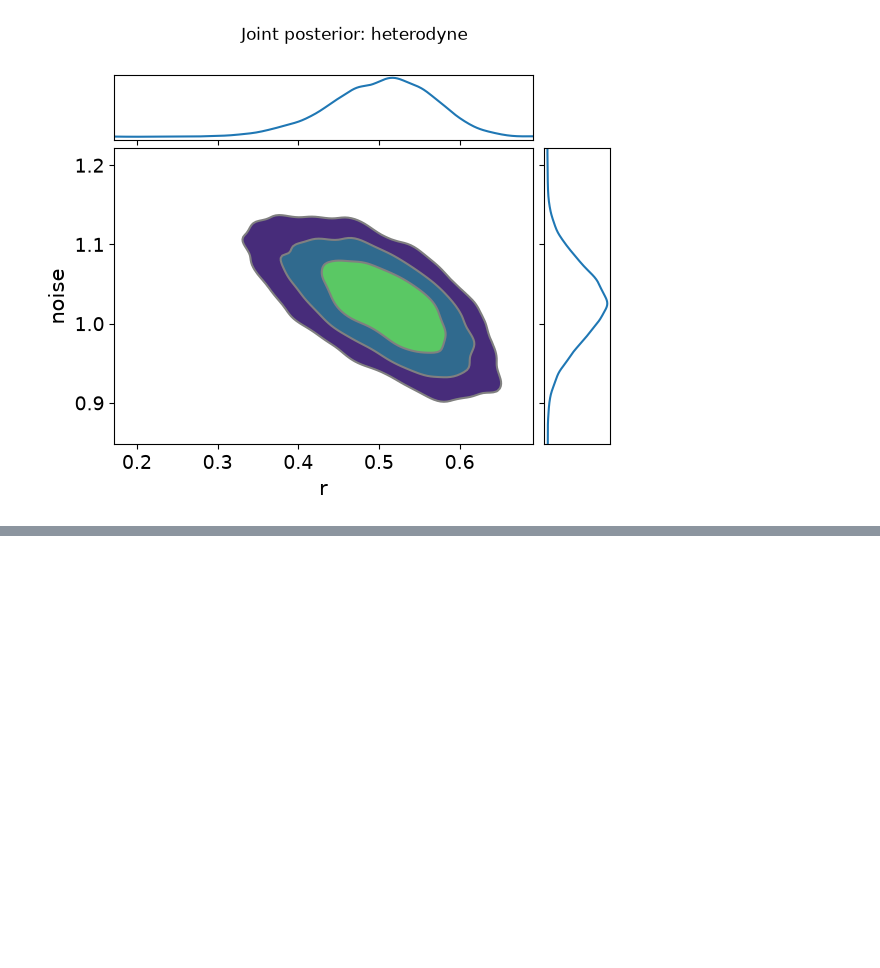
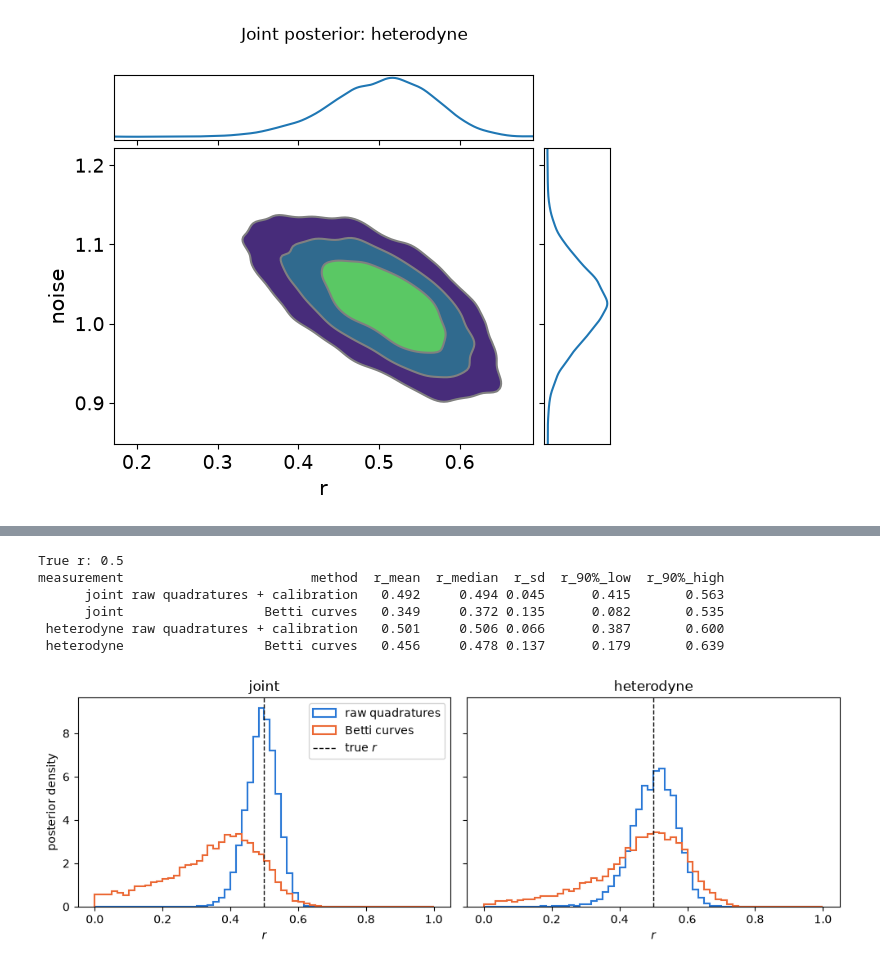
Before and after one commit to michalkwak/gaussian-state-tomography, a Jupyter notebook: src/bayesian_inference_two_schemes.ipynb, the cells around one changed output, grey strips where cells are left out. Saved outputs shown, nothing was run; the diff lists cells and outputs as text; code cells hidden in the pictures; blank space fills up the shorter version.

```diff
--- a/src/bayesian_inference_two_schemes.ipynb
+++ b/src/bayesian_inference_two_schemes.ipynb
@@ -455,0 +503,13 @@ for mt, mcmc in results.items():
+# %%
+# Posterior of r given only the Betti curves of the observed datasets (same data as the models above)
+betti_results, z_obs = {}, {}
+observed_diagrams = ti.persistence_diagrams([np.asarray(datasets[mt]["X_obs"]) for mt in measurement_types])
+
+for i, mt in enumerate(measurement_types):
+    z_obs[mt] = emulators[mt].summarise(observed_diagrams[i])
+    mcmc = MCMC(NUTS(ti.make_betti_model(emulators[mt], r_max), target_accept_prob=0.9),
+                num_warmup=1000, num_samples=2000, num_chains=4, progress_bar=False)
+    mcmc.run(random.fold_in(random.key(300), i), z_obs=jnp.asarray(z_obs[mt]))
+    betti_results[mt] = mcmc
+    print(f"\nBetti-curve posterior: {mt}")
+    print(az.summary(az.from_numpyro(mcmc), var_names=["r"], hdi_prob=0.90))
@@ -455,0 +530,31 @@ for mt, mcmc in results.items():
+# %%
+rows = []
+for mt in measurement_types:
+    for method, mcmc in (("raw quadratures + calibration", results[mt]), ("Betti curves", betti_results[mt])):
+        r_s = np.asarray(mcmc.get_samples()["r"])
+        lo, hi = np.percentile(r_s, [5, 95])
+        rows.append({"measurement": mt, "method": method, "r_mean": r_s.mean(), "r_median": np.median(r_s),
+                     "r_sd": r_s.std(), "r_90%_low": lo, "r_90%_high": hi})
+print("True r:", r_true)
+print(pd.DataFrame(rows).round(3).to_string(index=False))
+
+fig, axes = plt.subplots(1, len(measurement_types), figsize=(10, 3.5), sharey=True)
+for ax, mt in zip(axes, measurement_types):
+    for label, mcmc, color in (("raw quadratures", results[mt], "#2a78d6"),
+                               ("Betti curves", betti_results[mt], "#eb6834")):
+        ax.hist(np.asarray(mcmc.get_samples()["r"]), bins=60, range=(0, r_max), density=True,
+                histtype="step", lw=1.5, color=color, label=label)
+    ax.axvline(r_true, color="#0b0b0b", ls="--", lw=1, label="true $r$")
+    ax.set(title=mt, xlabel="$r$")
+axes[0].set_ylabel("posterior density")
+axes[0].legend()
+plt.tight_layout()
+plt.show()
+# %% [output]
+True r: 0.5
+measurement                        method  r_mean  r_median  r_sd  r_90%_low  r_90%_high
+      joint raw quadratures + calibration   0.492     0.494 0.045      0.415       0.563
+      joint                  Betti curves   0.349     0.372 0.135      0.082       0.535
+ heterodyne raw quadratures + calibration   0.501     0.506 0.066      0.387       0.600
+ heterodyne                  Betti curves   0.456     0.478 0.137      0.179       0.639
+[figure, added]
```
Also changed, not shown: parts of 9 cells of this notebook, 6 other files.
